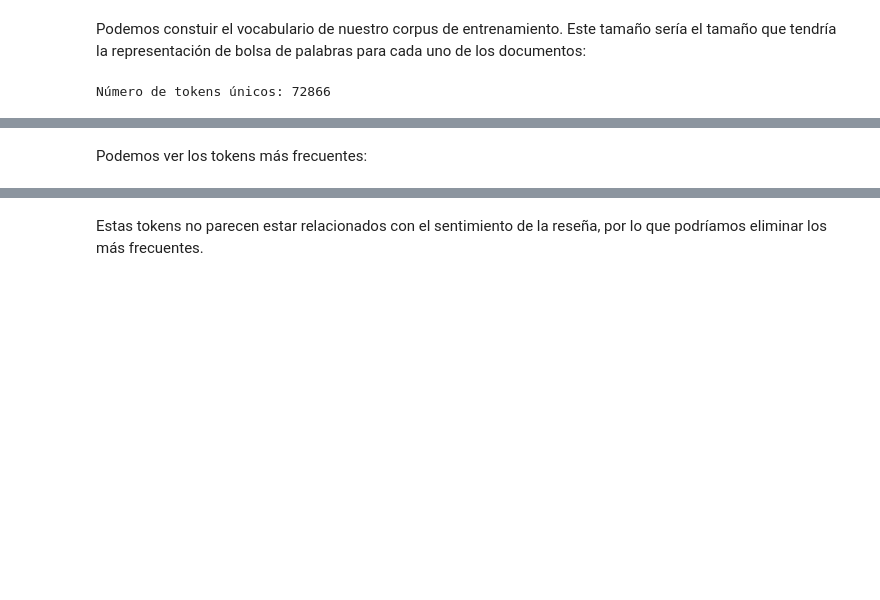
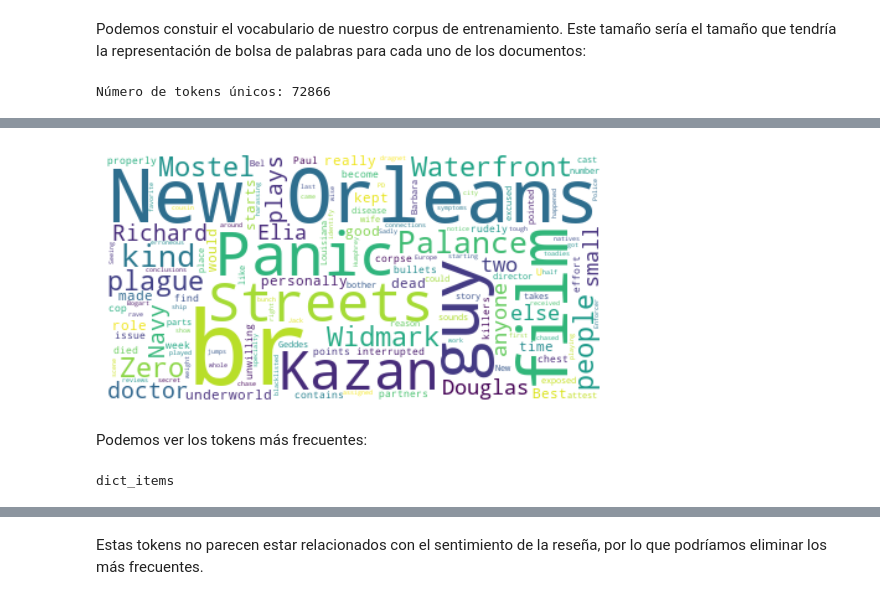
Before and after one commit to Artificial-Intelligence-Repository/ProyectoDesarrolloSoluciones, a Jupyter notebook: clasificar_reviews.ipynb, the cells around one changed output, grey strips where cells are left out. Cells and saved outputs as stored; diff of their text form; code cells hidden in the pictures; blank space fills up the shorter version.

```diff
--- a/clasificar_reviews.ipynb
+++ b/clasificar_reviews.ipynb
@@ -211,4 +330,17 @@ Número de tokens únicos: 72866
+# %%
+stop_words=set(stopwords.words('english'))
+wordcloud = WordCloud(background_color="white",stopwords=stop_words).generate(df_train.iloc[0]['review'])
+
+plt.imshow(wordcloud, interpolation='bilinear')
+plt.axis("off")
+plt.show()
+# %% [output]
+[figure, added]
 # %% [markdown]
 Podemos ver los tokens más frecuentes:
+# %%
+type(vocabulary.items())
+# %% [output]
+dict_items
 # %%
 # Ver los 10 tokens más frecuentes
```
Also changed, not shown: parts of 41 cells of this notebook, 7 other files.
